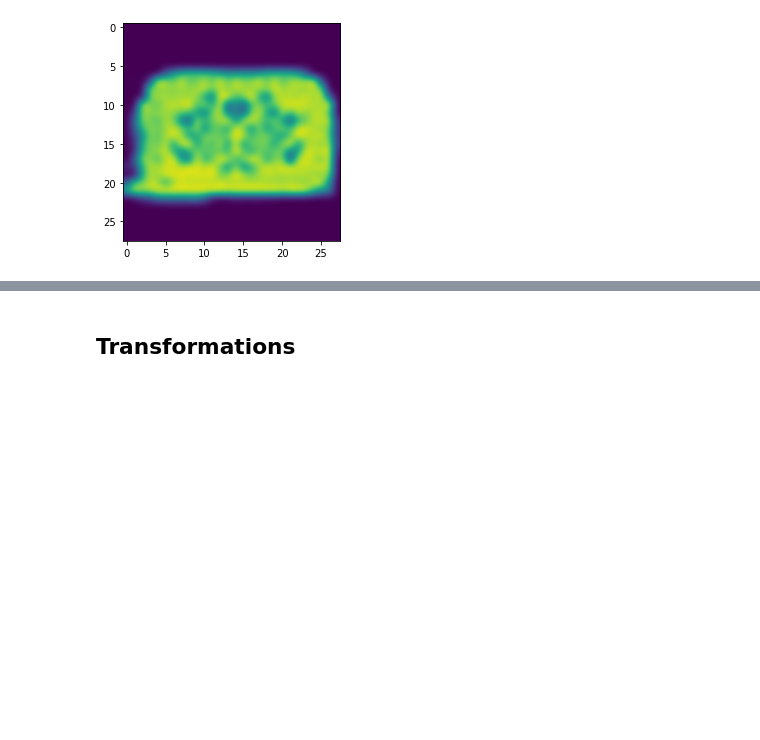
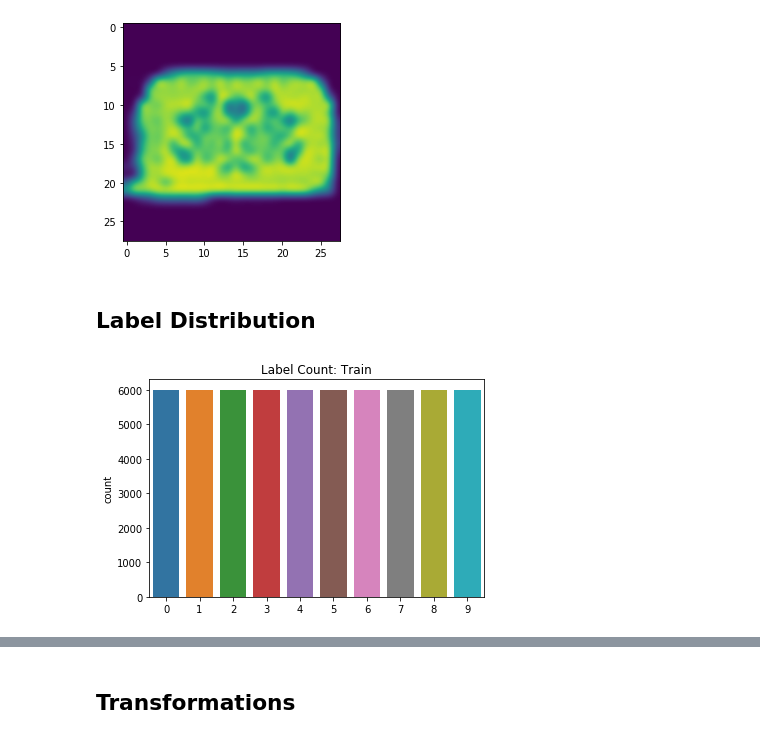
Before and after one commit to guidj/fashion-mnist, a Jupyter notebook: notebooks/x00-explore-fmnist.ipynb, the cells around one changed output, grey strips where cells are left out. Cells and saved outputs as stored; diff of their text form; code cells hidden in the pictures; blank space fills up the shorter version.

Commit message:
Updates exploration notebook
  - ADds class distribution check

```diff
--- a/notebooks/x00-explore-fmnist.ipynb
+++ b/notebooks/x00-explore-fmnist.ipynb
@@ -45,3 +44,10 @@ plt.imshow(X_test[6].reshape(-1, 28), interpolation='bicubic')
 # %% [output]
 <matplotlib.image.AxesImage at 0x...>
 [figure]
+# %% [markdown]
+## Label Distribution
+# %%
+ax = sns.countplot(np.argmax(y_train, axis=1))
+_ = ax.set_title('Label Count: Train')
+# %% [output]
+[figure, added]
```
Also changed, not shown: parts of 6 cells of this notebook.
